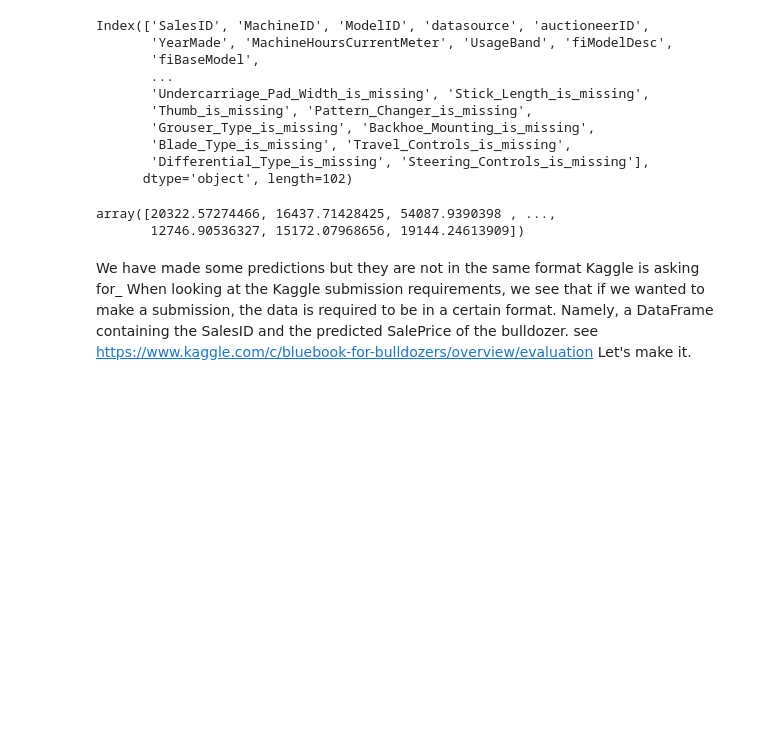
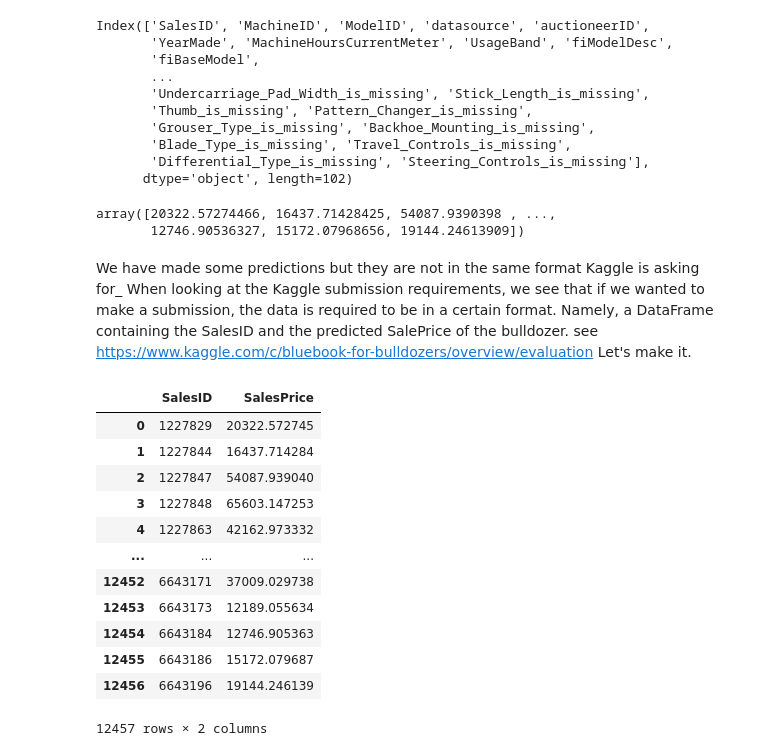
Before and after one commit to VirgSam/Pythonic-Journey, a Jupyter notebook: zero_to_mastery/zte/bulldozer_price_project/end_to_bulldozer_price_regression.ipynb, the cells around one changed output. Cells and saved outputs as stored; diff of their text form; code cells hidden in the pictures; blank space fills up the shorter version.

```diff
--- a/zero_to_mastery/zte/bulldozer_price_project/end_to_bulldozer_price_regression.ipynb
+++ b/zero_to_mastery/zte/bulldozer_price_project/end_to_bulldozer_price_regression.ipynb
@@ -1267,4 +1267,20 @@ Let's make it.
 # %%
 # Format predictions into the same format as Kaggle is after
 df_preds = pd.DataFrame()
 df_preds["SalesID"]=df_test["SalesID"]
+df_preds["SalesPrice"]=test_preds
+df_preds
+# %% [output]
+|  | SalesID | SalesPrice |
+| 0 | 1227829 | 20322.572745 |
+| 1 | 1227844 | 16437.714284 |
+| 2 | 1227847 | 54087.939040 |
+| 3 | 1227848 | 65603.147253 |
+| 4 | 1227863 | 42162.973332 |
+| ... | ... | ... |
+| 12452 | 6643171 | 37009.029738 |
+| 12453 | 6643173 | 12189.055634 |
+| 12454 | 6643184 | 12746.905363 |
+| 12455 | 6643186 | 15172.079687 |
+| 12456 | 6643196 | 19144.246139 |
+12457 rows × 2 columns
```
